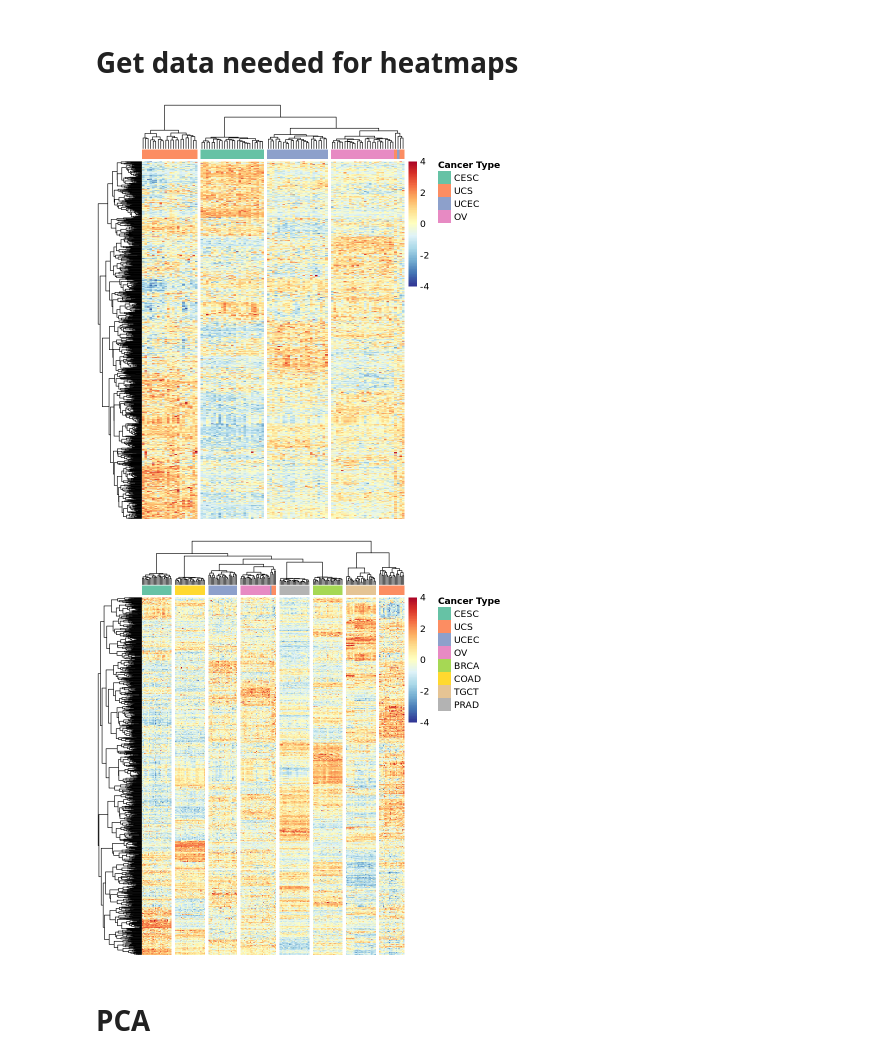
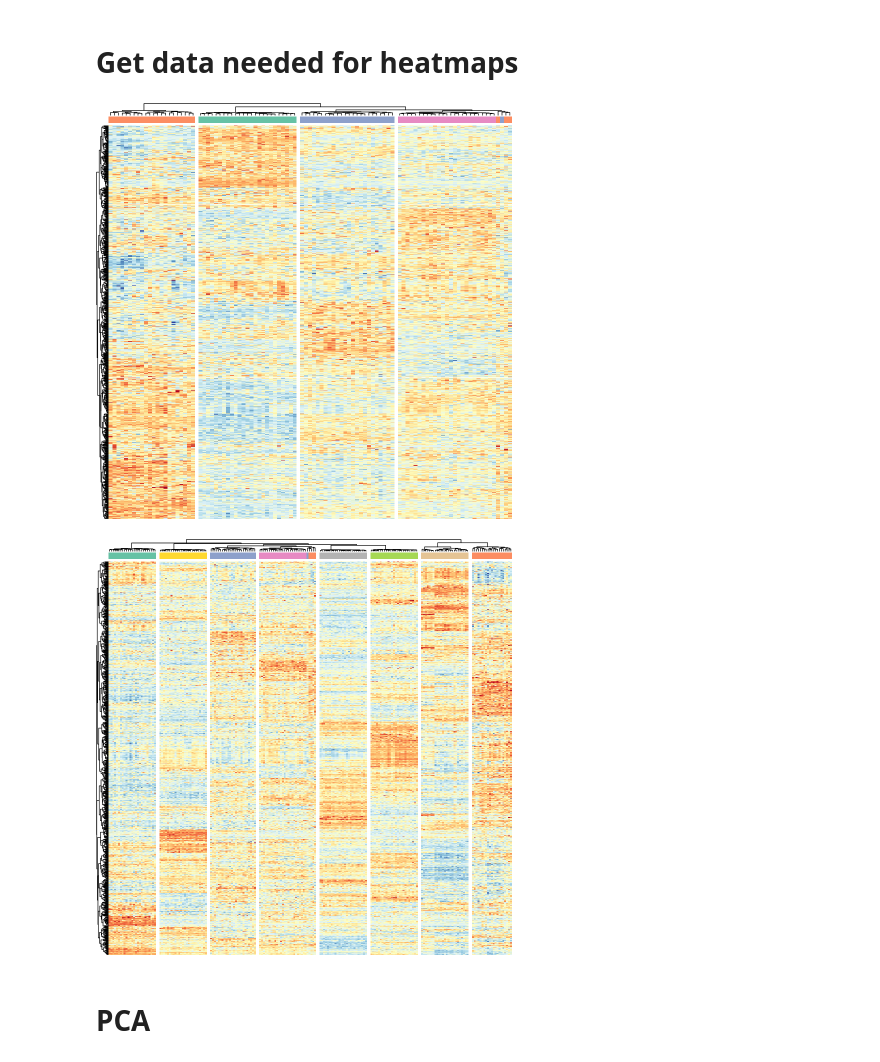
Before and after one commit to fogg-lab/characterizing-ecm-transcriptome-of-endometriosis, a Jupyter notebook: figures/TCGA_overview_vis.ipynb, the cells around one changed output. Drawn from its saved outputs; the diff is of its cells as text; code cells hidden in the pictures.

Commit message:
Figures 1-3 first draft.

```diff
--- a/figures/TCGA_overview_vis.ipynb
+++ b/figures/TCGA_overview_vis.ipynb
@@ -71,9 +89,11 @@ cols(
 )
 i Use `spec()` for the full column specifications.
 # %%
-text_size <- 11
+# text_size <- 11
+text_size <- 8
 guide_size <- 1
-family <- "arial"
+# family <- "arial"
+family <- "ArialMT"
 dpi <- 320
 hm_ht <- 5
 hm_wd <- 6
@@ -229,42 +251,51 @@ gyn_hm <- pheatmap(
     cluster_rows = gyn_clusts$row,
     cluster_cols = gyn_clusts$col,
     cutree_cols = length(gyn_projects),
     show_rownames = FALSE,
     show_colnames = FALSE,
     annotation_col = gyn_hm_ls$coldata["Cancer Type"],
     annotation_names_col = FALSE,
     annotation_colors = gyn_proj_colors,
+    annotation_legend = FALSE,
     fontsize = text_size,
-    legend = TRUE,
+    legend = FALSE,
     color = pal,
-    breaks = break_list
+    breaks = break_list,
+    treeheight_row = 10,
+    treeheight_col = 10
 )
-gyn_hm$gtable$grobs[[1]]$gp <- gpar(lwd = 0.5)
-gyn_hm$gtable$grobs[[2]]$gp <- gpar(lwd = 0.5)
+# Thin out dendrogram width
+gyn_hm$gtable$grobs[[1]]$gp <- gpar(lwd = 0.25)
+gyn_hm$gtable$grobs[[2]]$gp <- gpar(lwd = 0.25)
+gyn_hm
 
 # plot_hm(gyn_hm, paste0(dirs$figures_dir, "/TCGA_overview/gyn_heatmap.png"))
-ggsave(paste0(dirs$figures_dir, "/TCGA_overview/gyn_heatmap.png"), as.ggplot(gyn_hm), height = hm_ht, width = hm_wd, dpi = dpi)
+
 
 pan_hm <- pheatmap(
     pan_zscores,
     cluster_rows = pan_clusts$row,
     cluster_cols = pan_clusts$col,
     cutree_cols = length(pan_projects),
     show_rownames = FALSE,
     show_colnames = FALSE,
     annotation_col = pan_hm_ls$coldata["Cancer Type"],
     annotation_names_col = FALSE,
     annotation_colors = pan_proj_colors,
+    annotation_legend = FALSE,
     fontsize = text_size,
-    legend = TRUE,
+    legend = FALSE,
     color = pal,
-    breaks = break_list
+    breaks = break_list,
+    treeheight_row = 10,
+    treeheight_col = 10
 )
-pan_hm$gtable$grobs[[1]]$gp <- gpar(lwd = 0.5)
-pan_hm$gtable$grobs[[2]]$gp <- gpar(lwd = 0.5)
+# Thin out dendrogram width
+pan_hm$gtable$grobs[[1]]$gp <- gpar(lwd = 0.25)
+pan_hm$gtable$grobs[[2]]$gp <- gpar(lwd = 0.25)
+pan_hm
 
 # plot_hm(pan_hm, paste0(dirs$figures_dir, "/TCGA_overview/pan_heatmap.png"))
-ggsave(paste0(dirs$figures_dir, "/TCGA_overview/pan_heatmap.png"), as.ggplot(pan_hm), height = hm_ht, width = hm_wd, dpi = dpi)
 # %% [output]
-[figure, old version]
+[figure, new version]
-[figure, old version]
+[figure, new version]
```
Also changed, not shown: parts of 16 cells of this notebook, 3 other files.
